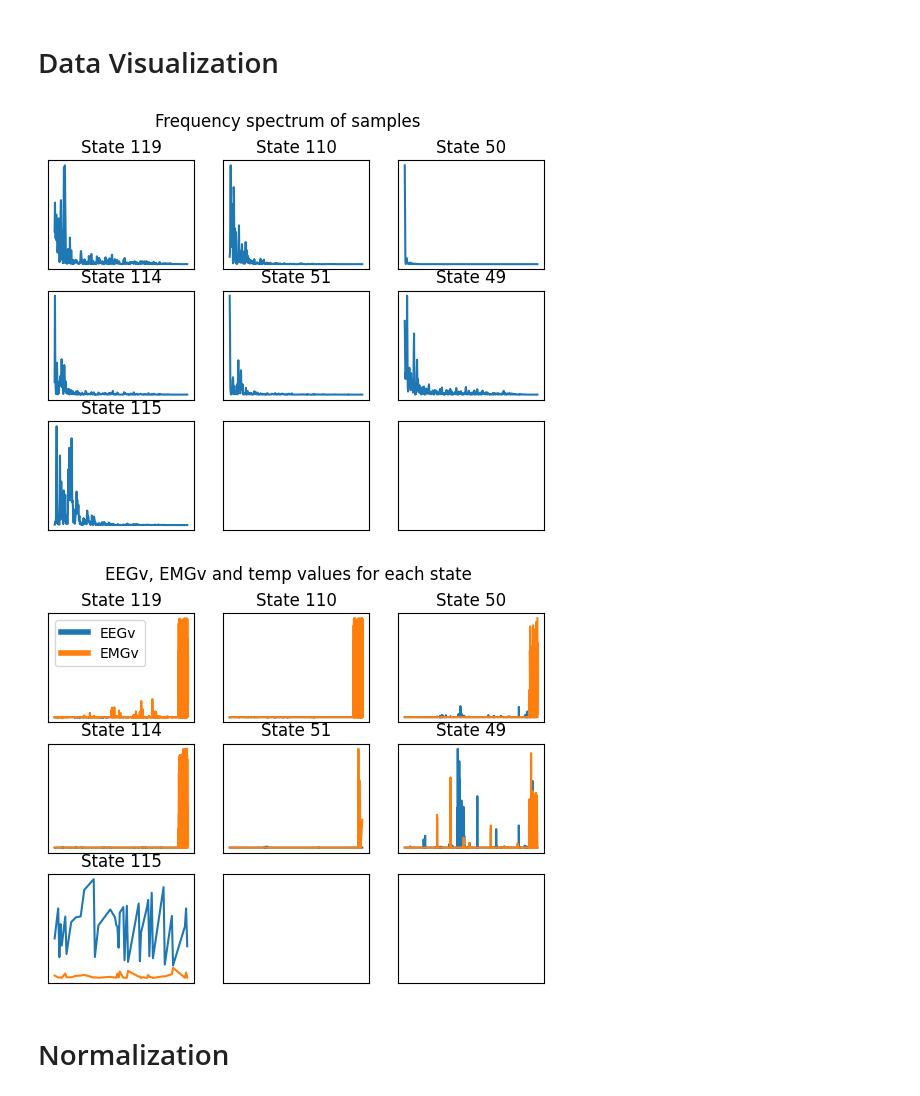
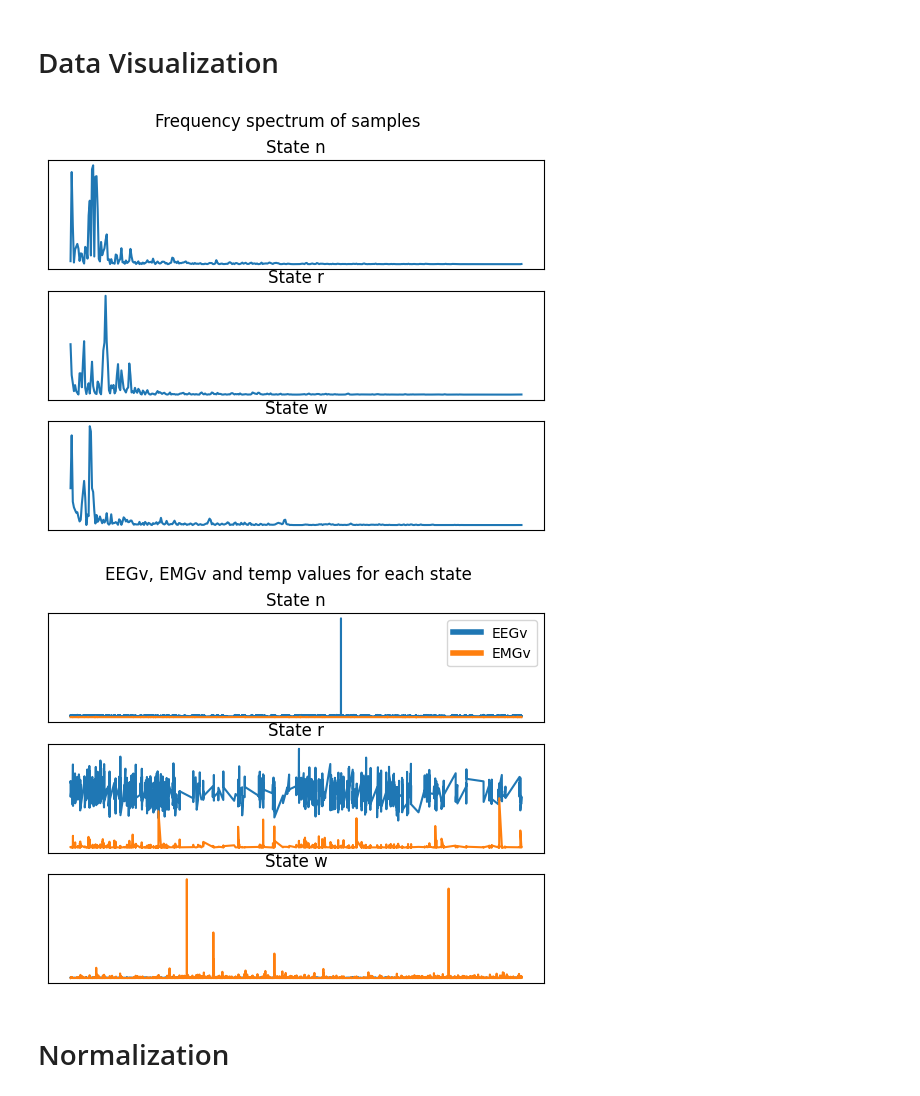
Before and after one commit to b-antwan/MiceSleep, a Jupyter notebook: micesleep.ipynb, the cells around one changed output. Drawn from its saved outputs; the diff is of its cells as text; code cells hidden in the pictures.

```diff
--- a/micesleep.ipynb
+++ b/micesleep.ipynb
@@ -50,6 +70,8 @@ State: [119 110  50 114  51  49 115]
 # %% [markdown]
 # Data Visualization
 # %%
+df = load_file(train_files[4])
+
 states = df['state'].unique()
 # Pick a sample for each possible state
 samples = []
@@ -62,49 +84,49 @@ plt.rcParams['xtick.bottom'] = False
 plt.rcParams['xtick.labelbottom'] = False
 plt.rcParams['ytick.left'] = False
 plt.rcParams['ytick.labelleft'] = False
-fig, axs = plt.subplots(3, 3)
+fig, axs = plt.subplots(3, 1)
 fig.suptitle('Frequency spectrum of samples')
 from itertools import product
 
-subplot_indices = list(product(range(3), range(3)))
+subplot_indices = list(product(range(3), range(1)))
 for i, sample in enumerate(samples):
     subplot_index = subplot_indices[i]
-    axs[subplot_index[0], subplot_index[1]].plot(sample.iloc[:, 1:401].mean())
-    axs[subplot_index[0], subplot_index[1]].set_title('State ' + str(sample['state'].iloc[0]))
+    axs[subplot_index[0]].plot(sample.iloc[:, 1:401].mean())
+    axs[subplot_index[0]].set_title('State ' + str(sample['state'].iloc[0]))
 plt.show()
 # %% [output]
-[figure, old version]
+[figure, new version]
 # %%
 # Plot the possible values for EEGv, EMGv and temp values for each state
 
 # Disable axis numbers and ticks
 plt.rcParams['xtick.bottom'] = False
 plt.rcParams['xtick.labelbottom'] = False
 plt.rcParams['ytick.left'] = False
 plt.rcParams['ytick.labelleft'] = False
-fig, axs = plt.subplots(3, 3)
+fig, axs = plt.subplots(3, 1)
 fig.suptitle('EEGv, EMGv and temp values for each state')
 from itertools import product
 
-subplot_indices = list(product(range(3), range(3)))
+subplot_indices = list(product(range(3), range(1)))
 for i, state in enumerate(states):
     subplot_index = subplot_indices[i]
-    axs[subplot_index[0], subplot_index[1]].plot(df[df['state'] == state]['EEGv'])
-    axs[subplot_index[0], subplot_index[1]].plot(df[df['state'] == state]['EMGv'])
+    axs[subplot_index[0]].plot(df[df['state'] == state]['EEGv'])
+    axs[subplot_index[0]].plot(df[df['state'] == state]['EMGv'])
     # Temp is always at 0
     # axs[subplot_index[0], subplot_index[1]].plot(df[df['state'] == state]['temp'])
-    axs[subplot_index[0], subplot_index[1]].set_title('State ' + str(state))
+    axs[subplot_index[0]].set_title('State ' + str(state))
 
 # Add a legend for the colors
 from matplotlib.lines import Line2D
 custom_lines = [Line2D([0], [0], color='tab:blue', lw=4),
                 Line2D([0], [0], color='tab:orange', lw=4)]
-axs[0, 0].legend(custom_lines, ['EEGv', 'EMGv'])
+axs[0].legend(custom_lines, ['EEGv', 'EMGv'])
 
 
 plt.show()
 # %% [output]
-[figure, old version]
+[figure, new version]
 # %% [markdown]
 # Normalization
 # %%
```
Also changed, not shown: parts of 24 cells of this notebook.
